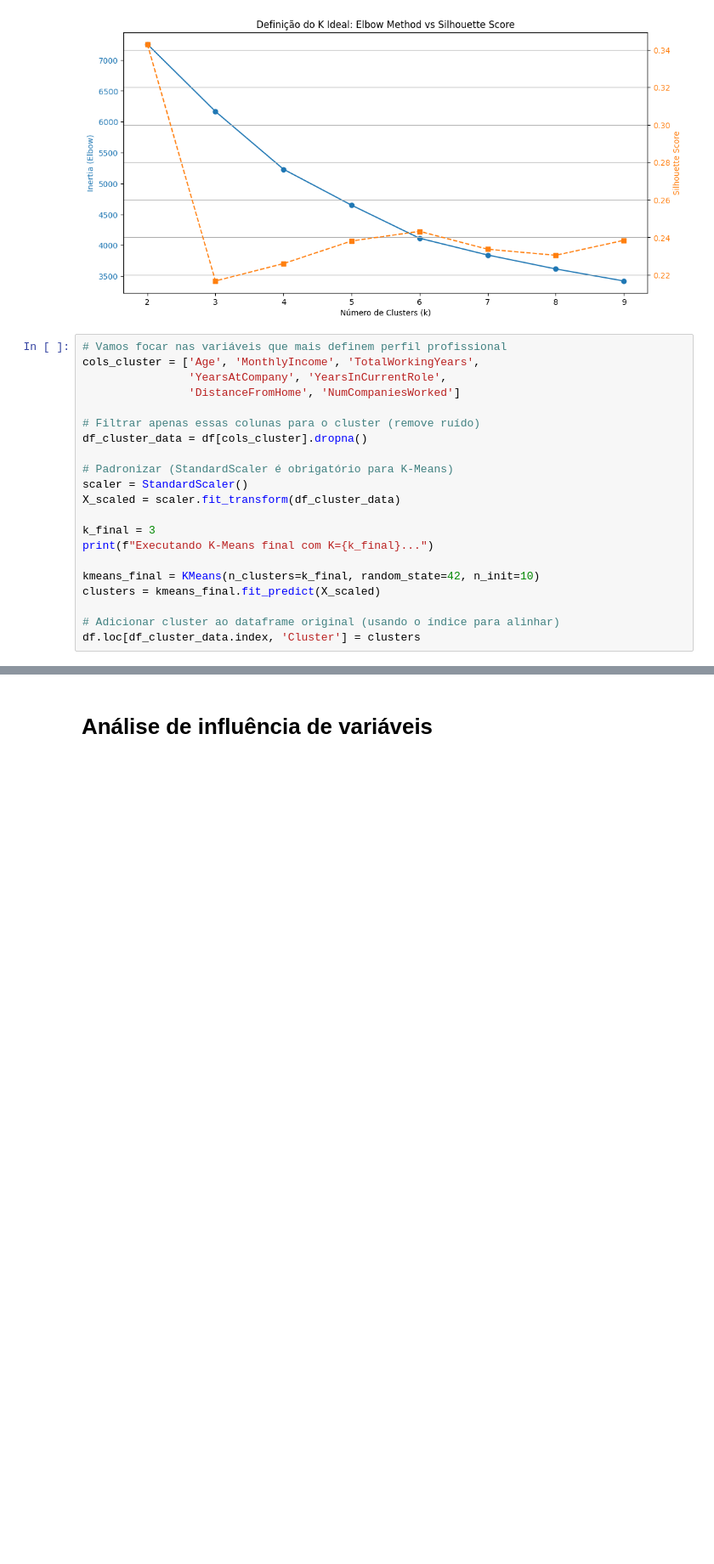
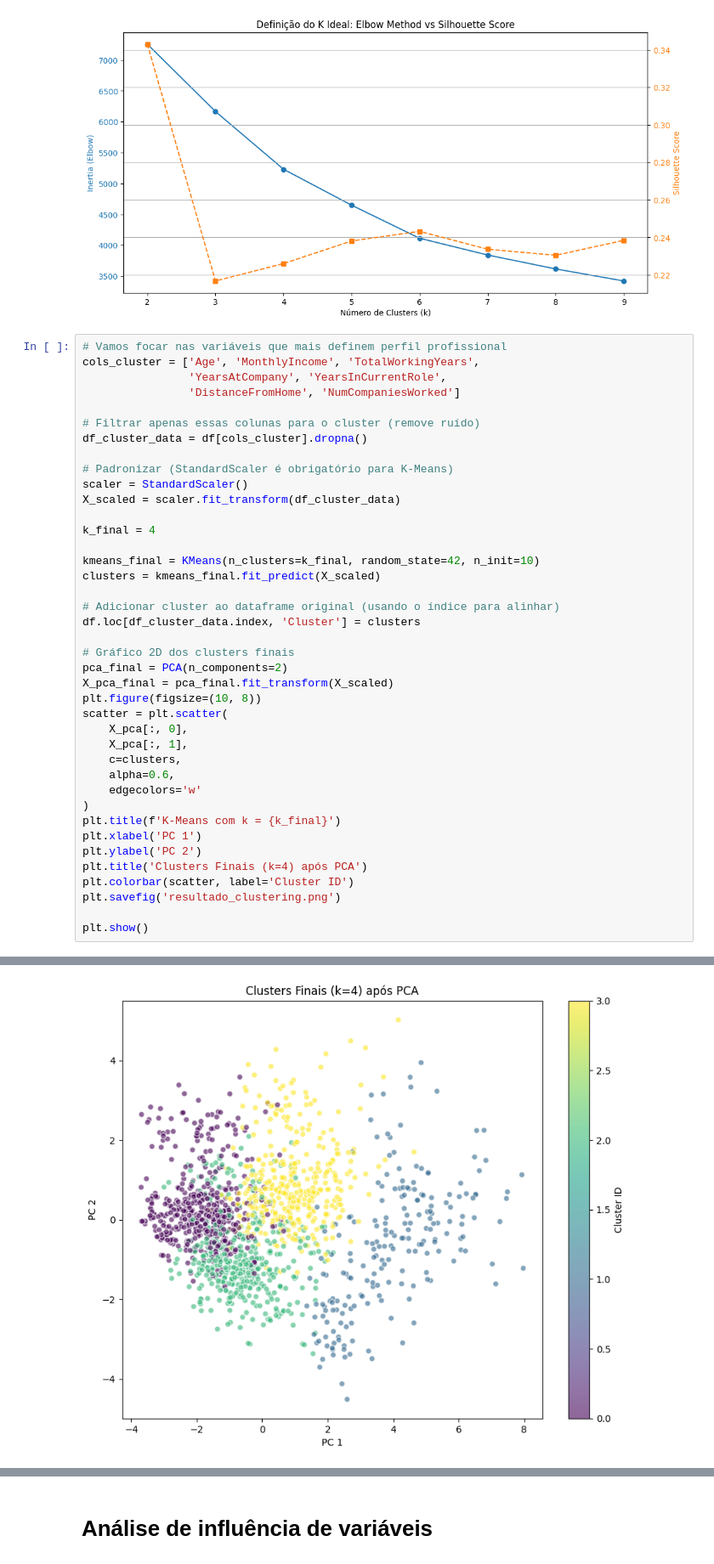
Before and after one commit to marcosdito/ciencia_de_dados, a Jupyter notebook: Unidade 3 CD/analise_completa.ipynb, the cells around one changed output, grey strips where cells are left out. Shown at 85% size. Drawn from its saved outputs; the diff is of its cells as text; blank space fills up the shorter version.

Commit message:
Resultados do cluster com 4 perfis

```diff
--- a/Unidade 3 CD/analise_completa.ipynb
+++ b/Unidade 3 CD/analise_completa.ipynb
@@ -305,12 +305,31 @@ df_cluster_data = df[cols_cluster].dropna()
 scaler = StandardScaler()
 X_scaled = scaler.fit_transform(df_cluster_data)
 
-k_final = 3
-print(f"Executando K-Means final com K={k_final}...")
+k_final = 4
 
 kmeans_final = KMeans(n_clusters=k_final, random_state=42, n_init=10)
 clusters = kmeans_final.fit_predict(X_scaled)
 
 # Adicionar cluster ao dataframe original (usando o índice para alinhar)
 df.loc[df_cluster_data.index, 'Cluster'] = clusters
+
+# Gráfico 2D dos clusters finais
+pca_final = PCA(n_components=2)
+X_pca_final = pca_final.fit_transform(X_scaled)
+plt.figure(figsize=(10, 8))
+scatter = plt.scatter(
+    X_pca[:, 0],
+    X_pca[:, 1],
+    c=clusters,
+    alpha=0.6,
+    edgecolors='w'
+)
+plt.title(f'K-Means com k = {k_final}')
+plt.xlabel('PC 1')
+plt.ylabel('PC 2')
+plt.title('Clusters Finais (k=4) após PCA')
+plt.colorbar(scatter, label='Cluster ID')
+plt.savefig('resultado_clustering.png')
+
+plt.show()
 # %% [output]
@@ -317,0 +336 @@ Executando K-Means final com K=3...
+[figure, added]
```
Also changed, not shown: parts of 2 cells of this notebook, 1 other file.
